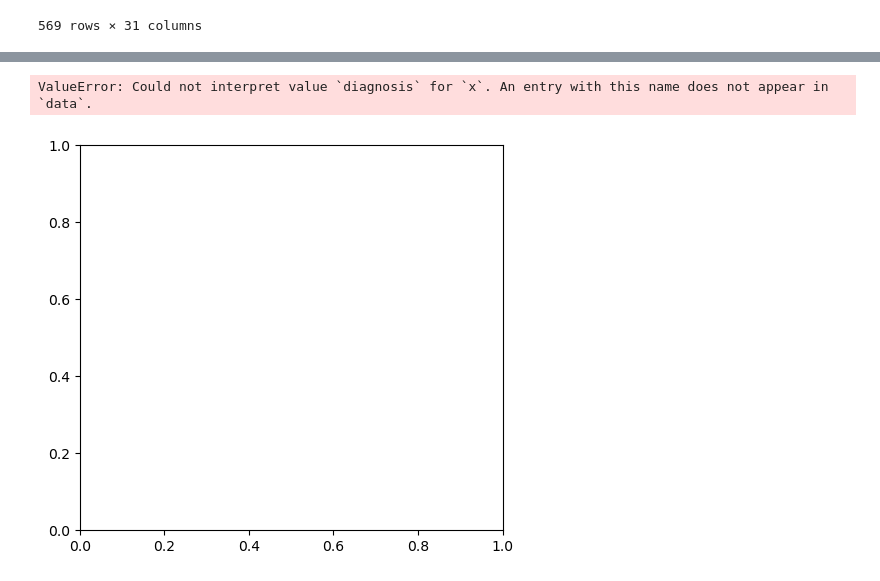
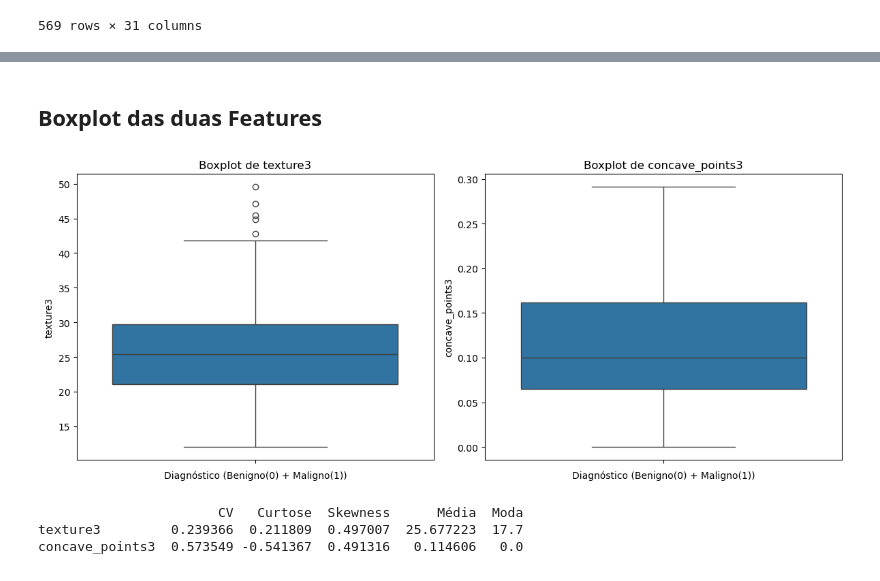
Before and after one commit to nata050818/Fundamentos-de-Intelig-ncia-Computacional-e-Ci-ncia-de-Dados, a Jupyter notebook: Atividade 2.1/Atividade 2.1.ipynb, the cells around one changed output, grey strips where cells are left out. Saved outputs shown, nothing was run; the diff lists cells and outputs as text; code cells hidden in the pictures.

```diff
--- a/Atividade 2.1/Atividade 2.1.ipynb
+++ b/Atividade 2.1/Atividade 2.1.ipynb
@@ -125,34 +184,55 @@ df
+# %% [markdown]
+## Boxplot das duas Features
 # %%
 import seaborn as sns
 import matplotlib.pyplot as plt
+import pandas as pd
+from scipy.stats import kurtosis, skew, mode
 
-features = ['concavity3', 'concave_points3']
+def analisar_features_com_boxplot(df, features):
+    # Criar a figura
+    plt.figure(figsize=(12, 5))
 
-# Criar a figura
-plt.figure(figsize=(12, 5))
+    # Dicionário para guardar as estatísticas
+    estatisticas = {}
 
-import seaborn as sns
-import matplotlib.pyplot as plt
+    # Plotar um boxplot para cada feature
+    for i, feature in enumerate(features):
+        plt.subplot(1, 2, i + 1)
+        sns.boxplot(y=feature, data=df)
+        plt.title(f'Boxplot de {feature}')
+        plt.xlabel('Diagnóstico (Benigno(0) + Maligno(1))')
+        plt.ylabel(feature)
 
-# Mapear os valores de diagnóstico: B = 0 (benigno), M = 1 (maligno)
-df['Diagnosis'] = df['Diagnosis'].map({'B': 0, 'M': 1})
+        # Calcular estatísticas
+        df_feature = df[feature].dropna()
+        media = df_feature.mean()
+        desvio = df_feature.std()
+        cv = desvio / media if media != 0 else float('nan')
+        curtose = kurtosis(df_feature)
+        assimetria = skew(df_feature)
+        moda = mode(df_feature, keepdims=False).mode  # evita erro de forma
 
-# Corrigir os nomes das features
-features = ['concavity_worst', 'concave points_worst']
+        estatisticas[feature] = {
+            'CV': cv,
+            'Curtose': curtose,
+            'Skewness': assimetria,
+            'Média': media,
+            'Moda': moda
+        }
 
-# Criar a figura
-plt.figure(figsize=(12, 5))
+    plt.tight_layout()
+    plt.show()
 
-# Plotar um boxplot para cada feature
-for i, feature in enumerate(features):
-    plt.subplot(1, 2, i + 1)
-    sns.boxplot(x='Diagnosis', y=feature, data=df)
-    plt.title(f'Boxplot de {feature} por Classe')
-    plt.xlabel('Diagnóstico (0 = Benigno, 1 = Maligno)')
-    plt.ylabel(feature)
+    # Exibir as estatísticas
+    return pd.DataFrame(estatisticas).T
 
-plt.tight_layout()
-plt.show()
+
+features = ['texture3', 'concave_points3']
+estatisticas_df = analisar_features_com_boxplot(df, features)
+print(estatisticas_df)
 # %% [output]
+[figure, new version]
-ValueError: Could not interpret value `diagnosis` for `x`. An entry with this name does not appear in `data`.
+                       CV   Curtose  Skewness      Média  Moda
+texture3         0.239366  0.211809  0.497007  25.677223  17.7
+concave_points3  0.573549 -0.541367  0.491316   0.114606   0.0
-[figure, old version]
```
Also changed, not shown: parts of 8 cells of this notebook.
